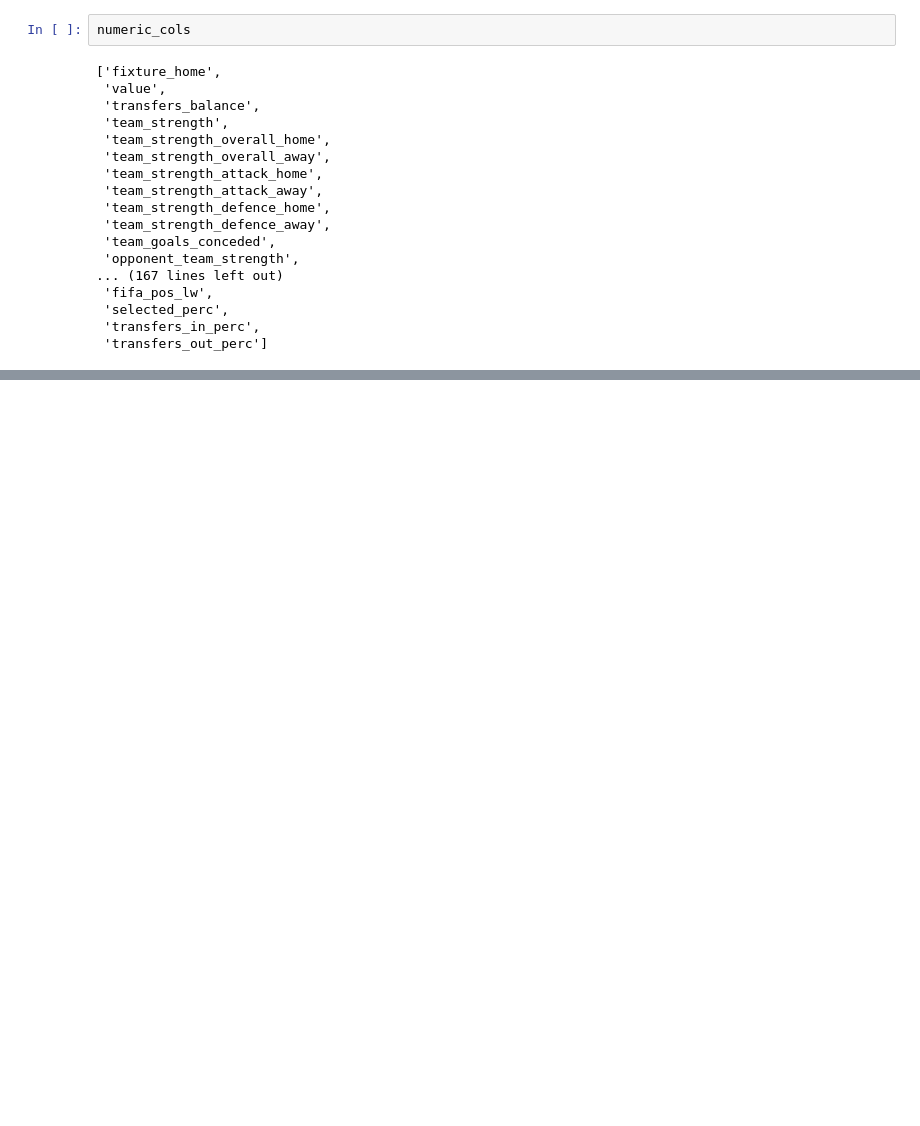
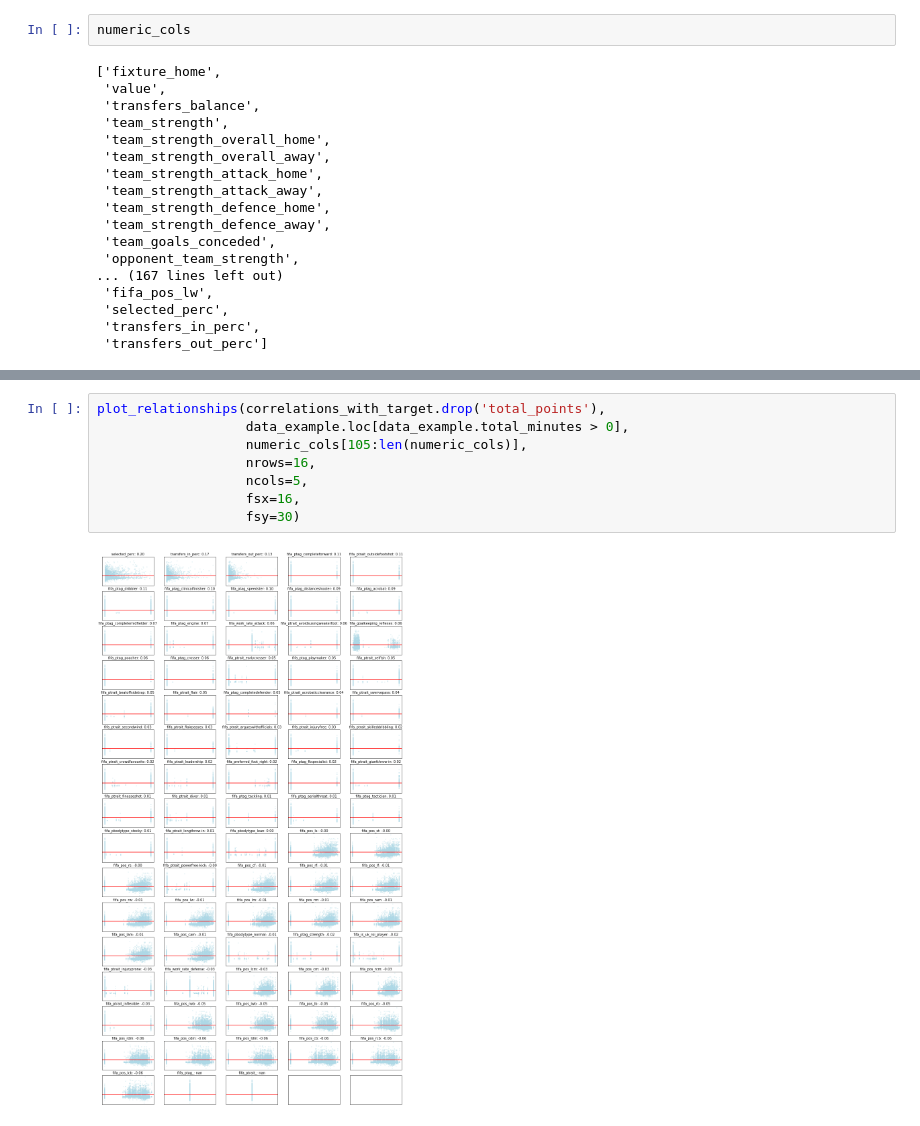
Before and after one commit to Hazzais/fantasy_premier_league, a Jupyter notebook: modelling/exploratory_analysis_and_feature_engineering.ipynb, the cells around one changed output, grey strips where cells are left out. Cells and saved outputs as stored; diff of their text form; blank space fills up the shorter version.

```diff
--- a/modelling/exploratory_analysis_and_feature_engineering.ipynb
+++ b/modelling/exploratory_analysis_and_feature_engineering.ipynb
@@ -1171,0 +1310,10 @@ numeric_cols
+# %%
+plot_relationships(correlations_with_target.drop('total_points'),
+                   data_example.loc[data_example.total_minutes > 0],
+                   numeric_cols[105:len(numeric_cols)],
+                   nrows=16,
+                   ncols=5,
+                   fsx=16,
+                   fsy=30)
+# %% [output]
+[figure, added]
```
Also changed, not shown: parts of 23 cells of this notebook.
